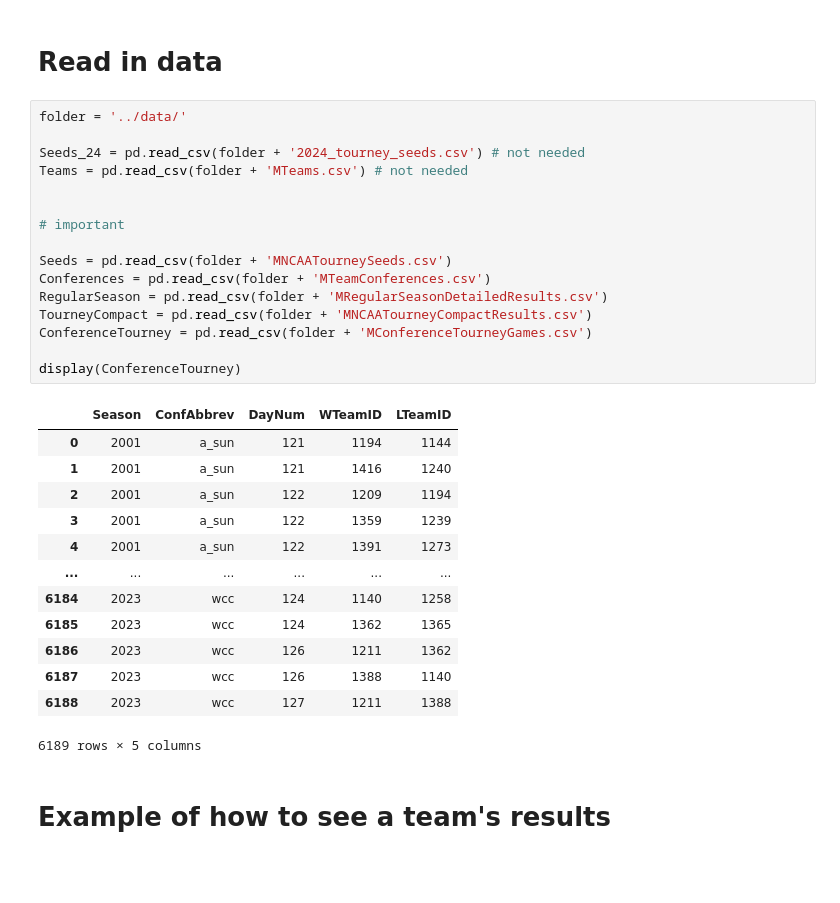
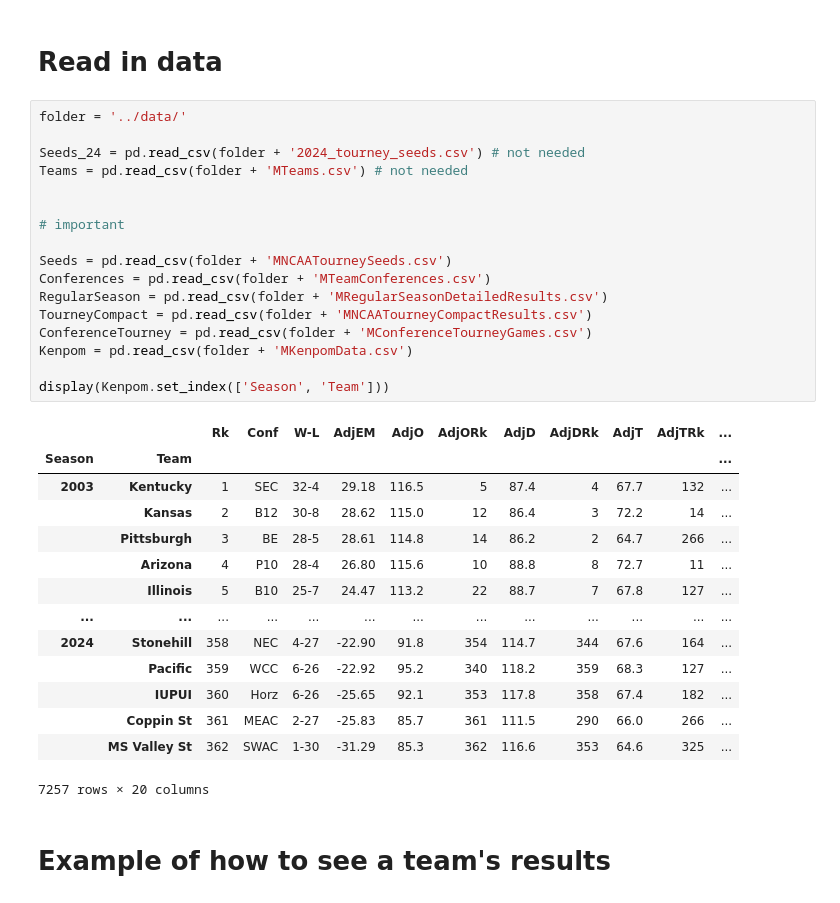
Before and after one commit to karthiknemmani/march-madness-model, a Jupyter notebook: backend/march_madness_test.ipynb, the cells around one changed output. Drawn from its saved outputs; the diff is of its cells as text; blank space fills up the shorter version.

Commit message:
added kenpom data, averaging around 700 lr

```diff
--- a/backend/march_madness_test.ipynb
+++ b/backend/march_madness_test.ipynb
@@ -7,33 +7,35 @@ import matplotlib.pyplot as plt
 # %%
 folder = '../data/'
 
 Seeds_24 = pd.read_csv(folder + '2024_tourney_seeds.csv') # not needed
 Teams = pd.read_csv(folder + 'MTeams.csv') # not needed
 
 
 # important
 
 Seeds = pd.read_csv(folder + 'MNCAATourneySeeds.csv')
 Conferences = pd.read_csv(folder + 'MTeamConferences.csv')
 RegularSeason = pd.read_csv(folder + 'MRegularSeasonDetailedResults.csv')
 TourneyCompact = pd.read_csv(folder + 'MNCAATourneyCompactResults.csv')
 ConferenceTourney = pd.read_csv(folder + 'MConferenceTourneyGames.csv')
+Kenpom = pd.read_csv(folder + 'MKenpomData.csv')
 
-display(ConferenceTourney)
+display(Kenpom.set_index(['Season', 'Team']))
 # %% [output]
-|  | Season | ConfAbbrev | DayNum | WTeamID | LTeamID |
-| 0 | 2001 | a_sun | 121 | 1194 | 1144 |
-| 1 | 2001 | a_sun | 121 | 1416 | 1240 |
-| 2 | 2001 | a_sun | 122 | 1209 | 1194 |
-| 3 | 2001 | a_sun | 122 | 1359 | 1239 |
-| 4 | 2001 | a_sun | 122 | 1391 | 1273 |
-| ... | ... | ... | ... | ... | ... |
-| 6184 | 2023 | wcc | 124 | 1140 | 1258 |
-| 6185 | 2023 | wcc | 124 | 1362 | 1365 |
-| 6186 | 2023 | wcc | 126 | 1211 | 1362 |
-| 6187 | 2023 | wcc | 126 | 1388 | 1140 |
-| 6188 | 2023 | wcc | 127 | 1211 | 1388 |
+|  |  | Rk | Conf | W-L | AdjEM | AdjO | AdjORk | AdjD | AdjDRk | AdjT | AdjTRk | ... |
+| Season | Team |  |  |  |  |  |  |  |  |  |  | ... |
+| 2003 | Kentucky | 1 | SEC | 32-4 | 29.18 | 116.5 | 5 | 87.4 | 4 | 67.7 | 132 | ... |
+|  | Kansas | 2 | B12 | 30-8 | 28.62 | 115.0 | 12 | 86.4 | 3 | 72.2 | 14 | ... |
+|  | Pittsburgh | 3 | BE | 28-5 | 28.61 | 114.8 | 14 | 86.2 | 2 | 64.7 | 266 | ... |
+|  | Arizona | 4 | P10 | 28-4 | 26.80 | 115.6 | 10 | 88.8 | 8 | 72.7 | 11 | ... |
+|  | Illinois | 5 | B10 | 25-7 | 24.47 | 113.2 | 22 | 88.7 | 7 | 67.8 | 127 | ... |
+| ... | ... | ... | ... | ... | ... | ... | ... | ... | ... | ... | ... | ... |
+| 2024 | Stonehill | 358 | NEC | 4-27 | -22.90 | 91.8 | 354 | 114.7 | 344 | 67.6 | 164 | ... |
+|  | Pacific | 359 | WCC | 6-26 | -22.92 | 95.2 | 340 | 118.2 | 359 | 68.3 | 127 | ... |
+|  | IUPUI | 360 | Horz | 6-26 | -25.65 | 92.1 | 353 | 117.8 | 358 | 67.4 | 182 | ... |
+|  | Coppin St | 361 | MEAC | 2-27 | -25.83 | 85.7 | 361 | 111.5 | 290 | 66.0 | 266 | ... |
+|  | MS Valley St | 362 | SWAC | 1-30 | -31.29 | 85.3 | 362 | 116.6 | 353 | 64.6 | 325 | ... |
-6189 rows × 5 columns
+7257 rows × 20 columns
 # %% [markdown]
 # Example of how to see a team's results
 # %%
```
Also changed, not shown: parts of 3 cells of this notebook, 4 other files.
